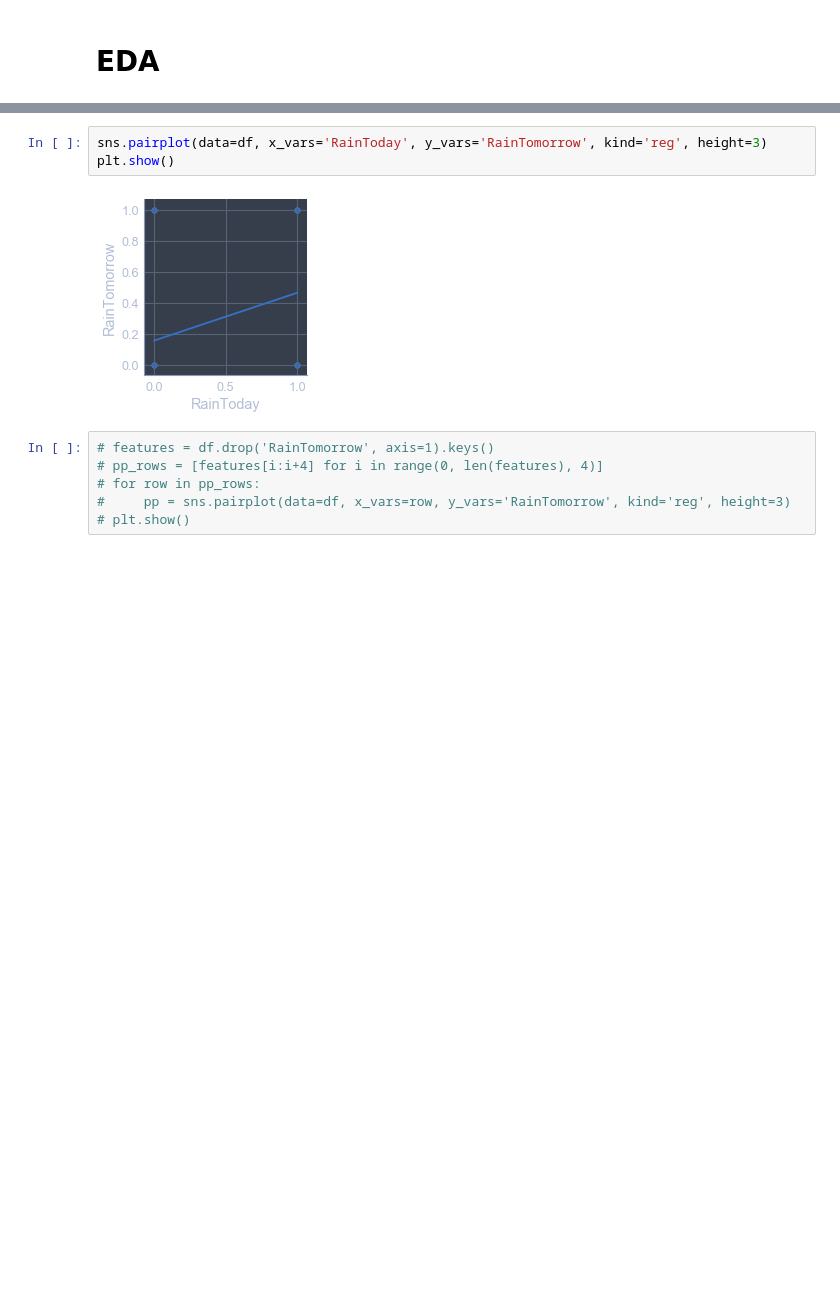
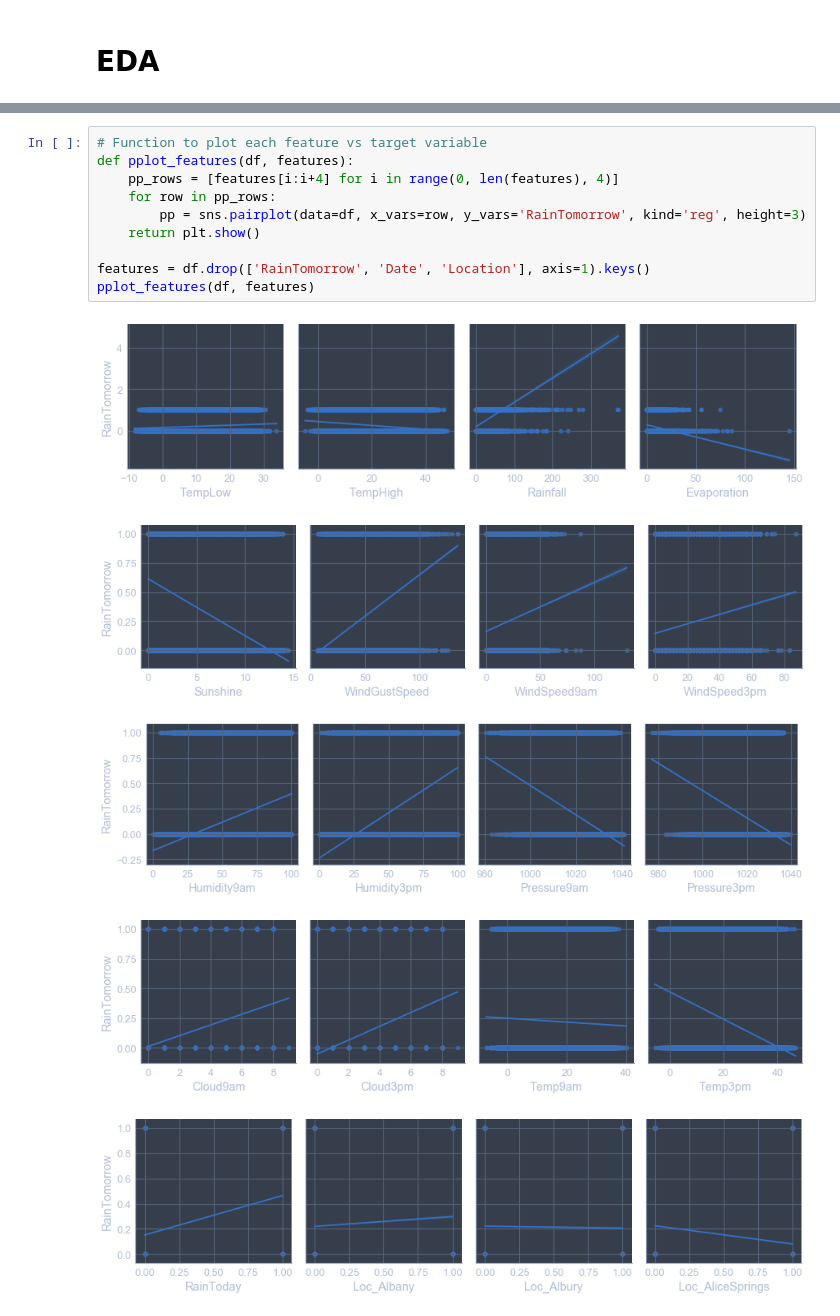
Before and after one commit to EricB10/rain-predictions-australia-project, a Jupyter notebook: eric_notebook.ipynb, the cells around one changed output, grey strips where cells are left out. Cells and saved outputs as stored; diff of their text form; blank space fills up the shorter version.

```diff
--- a/eric_notebook.ipynb
+++ b/eric_notebook.ipynb
@@ -99,11 +281,16 @@ df.head()
-# %%
-sns.pairplot(data=df, x_vars='RainToday', y_vars='RainTomorrow', kind='reg', height=3)
-plt.show()
-# %% [output]
-[figure, removed]
 # %%
-# features = df.drop('RainTomorrow', axis=1).keys()
-# pp_rows = [features[i:i+4] for i in range(0, len(features), 4)]
-# for row in pp_rows:
-#     pp = sns.pairplot(data=df, x_vars=row, y_vars='RainTomorrow', kind='reg', height=3)
-# plt.show()
+# Function to plot each feature vs target variable
+def pplot_features(df, features):
+    pp_rows = [features[i:i+4] for i in range(0, len(features), 4)]
+    for row in pp_rows:
+        pp = sns.pairplot(data=df, x_vars=row, y_vars='RainTomorrow', kind='reg', height=3)
+    return plt.show()
+
+features = df.drop(['RainTomorrow', 'Date', 'Location'], axis=1).keys()
+pplot_features(df, features)
+# %% [output]
+[figure, added]
+[figure, added]
+[figure, added]
+[figure, added]
+[figure, added]
```
Also changed, not shown: parts of 25 cells of this notebook.
